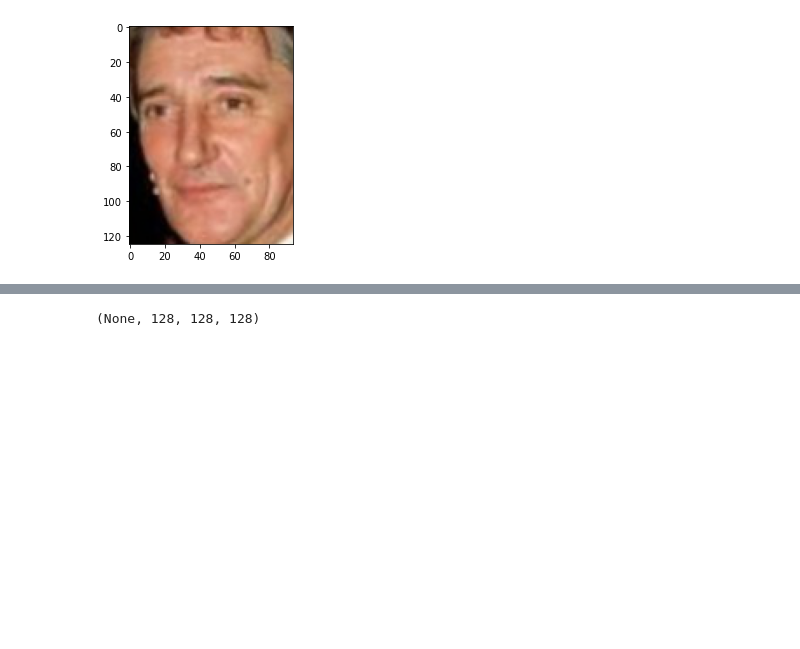
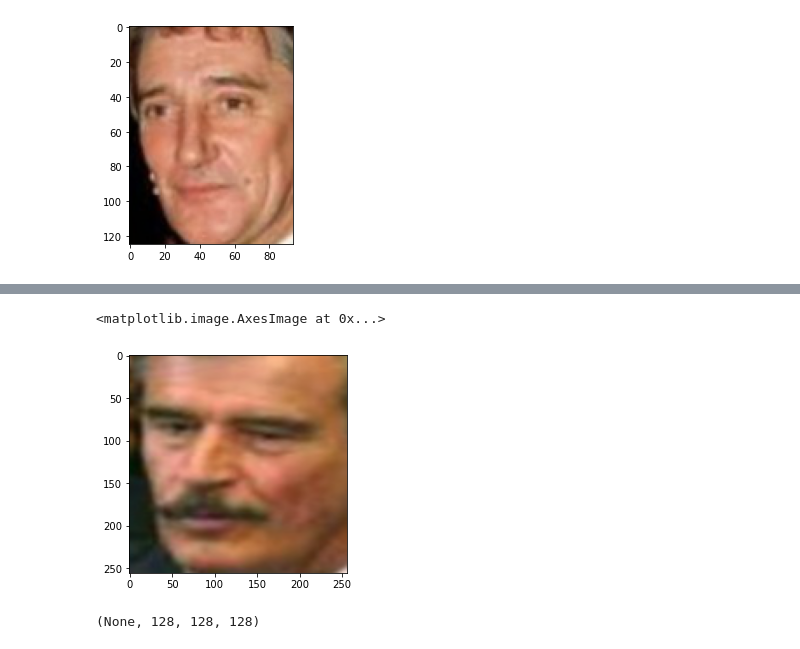
Before and after one commit to stevenjohnlarsen/StyleTransfer, a Jupyter notebook: TrainWeights2.ipynb, the cells around one changed output, grey strips where cells are left out. Drawn from its saved outputs; the diff is of its cells as text; code cells hidden in the pictures; blank space fills up the shorter version.

```diff
--- a/TrainWeights2.ipynb
+++ b/TrainWeights2.ipynb
@@ -225,6 +224,11 @@ Wall time: 3.21 s
 [figure]
 # %%
 resized_faces = resized_faces.astype('float32') / 255
+# %%
+plt.imshow(resized_faces[86])
+# %% [output]
+<matplotlib.image.AxesImage at 0x...>
+[figure, added]
 # %%
 opt = tf.keras.optimizers.Adam(learning_rate=0.1)
 # %%
```
Also changed, not shown: parts of 10 cells of this notebook.
